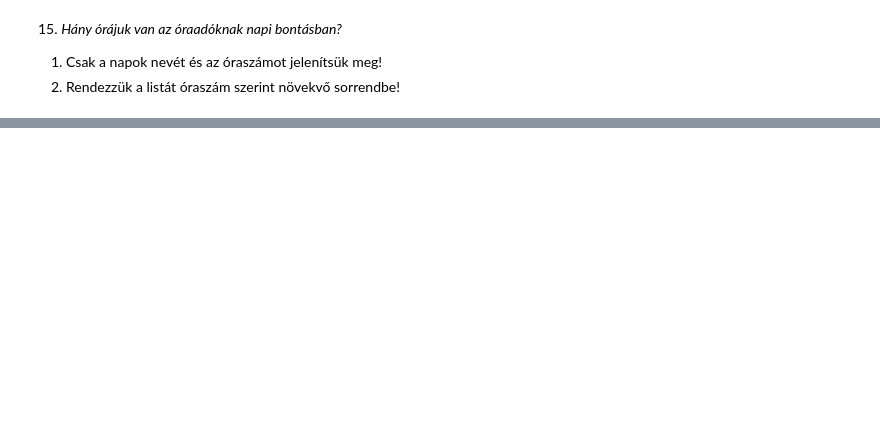
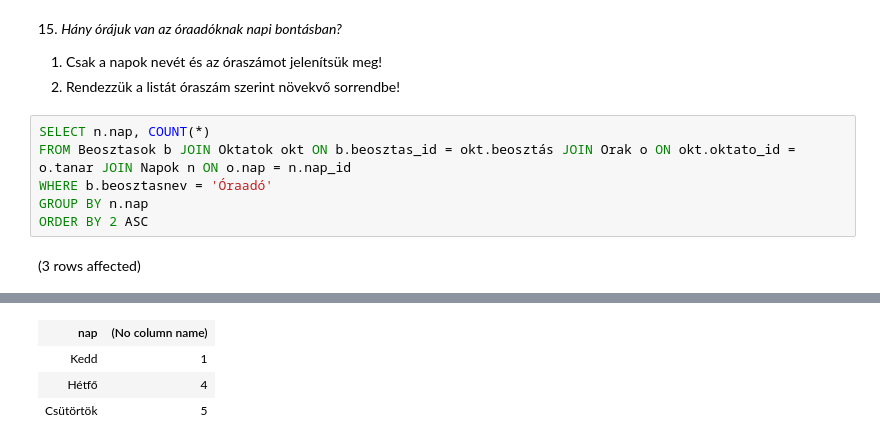
Before and after one commit to szentebalint0/AdatBG02, a Jupyter notebook: gyakorlat03_feladatok.ipynb, the cells around one changed output, grey strips where cells are left out. Drawn from its saved outputs; the diff is of its cells as text; blank space fills up the shorter version.

```diff
--- a/gyakorlat03_feladatok.ipynb
+++ b/gyakorlat03_feladatok.ipynb
@@ -218,3 +300,11 @@ Az oszlopokat nevezzük el értelemszerűen!
 
 1. Csak a napok nevét és az óraszámot jelenítsük meg!
 2. Rendezzük a listát óraszám szerint növekvő sorrendbe!
+# %%
+SELECT n.nap, COUNT(*)
+FROM Beosztasok b JOIN Oktatok okt ON b.beosztas_id = okt.beosztás JOIN Orak o ON okt.oktato_id = o.tanar JOIN Napok n ON o.nap = n.nap_id
+WHERE b.beosztasnev = 'Óraadó'
+GROUP BY n.nap
+ORDER BY 2 ASC
+# %% [output]
+(3 rows affected)
@@ -220,0 +312,4 @@ Az oszlopokat nevezzük el értelemszerűen!
+| nap | (No column name) |
+| Kedd | 1 |
+| Hétfő | 4 |
+| Csütörtök | 5 |
```
Also changed, not shown: parts of 6 cells of this notebook, 1 other file.
